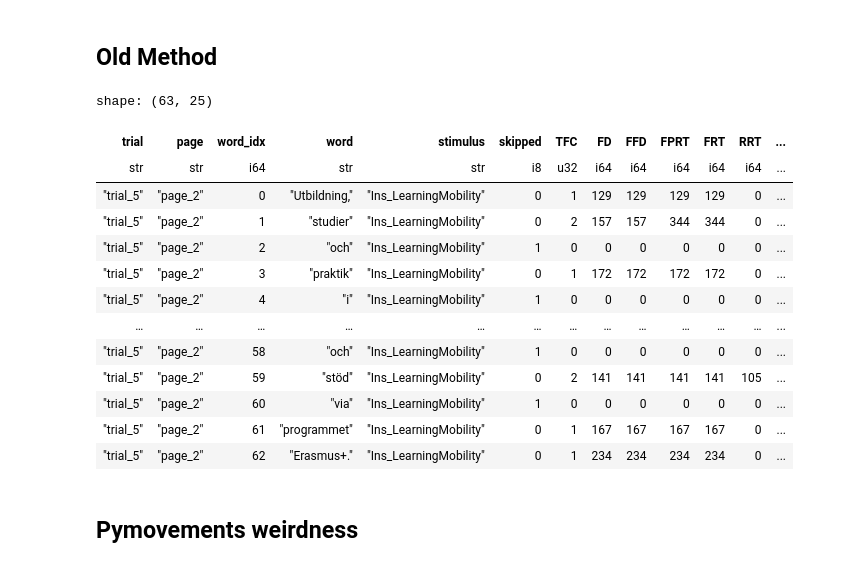
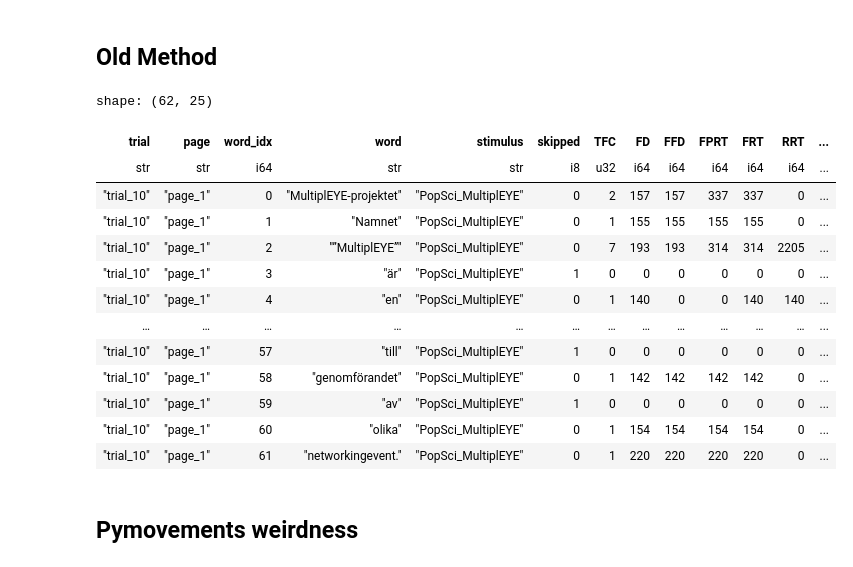
Before and after one commit to MultiplEYE-COST/multipleye-preprocessing, a Jupyter notebook: integrate_pm.ipynb, the cells around one changed output. Drawn from its saved outputs; the diff is of its cells as text; code cells hidden in the pictures.

```diff
--- a/integrate_pm.ipynb
+++ b/integrate_pm.ipynb
@@ -494,22 +496,22 @@ preprocessing.save_session_metadata(sid, gaze)
 old_rm_df = preprocessing.calculate_reading_measures(gaze, sess.stimuli)
 preprocessing.save_reading_measures(sid, old_rm_df)
 # %%
-old_rm_df.filter((pl.col("trial") == "trial_5") & (pl.col("page")=="page_2"))
+old_rm_df.filter((pl.col("trial") == "trial_10") & (pl.col("page")=="page_1"))
 # %% [output]
-shape: (63, 25)
+shape: (62, 25)
 | trial | page | word_idx | word | stimulus | skipped | TFC | FD | FFD | FPRT | FRT | RRT | ... |
 | str | str | i64 | str | str | i8 | u32 | i64 | i64 | i64 | i64 | i64 | ... |
-| "trial_5" | "page_2" | 0 | "Utbildning," | "Ins_LearningMobility" | 0 | 1 | 129 | 129 | 129 | 129 | 0 | ... |
-| "trial_5" | "page_2" | 1 | "studier" | "Ins_LearningMobility" | 0 | 2 | 157 | 157 | 344 | 344 | 0 | ... |
-| "trial_5" | "page_2" | 2 | "och" | "Ins_LearningMobility" | 1 | 0 | 0 | 0 | 0 | 0 | 0 | ... |
-| "trial_5" | "page_2" | 3 | "praktik" | "Ins_LearningMobility" | 0 | 1 | 172 | 172 | 172 | 172 | 0 | ... |
-| "trial_5" | "page_2" | 4 | "i" | "Ins_LearningMobility" | 1 | 0 | 0 | 0 | 0 | 0 | 0 | ... |
+| "trial_10" | "page_1" | 0 | "MultiplEYE-projektet" | "PopSci_MultiplEYE" | 0 | 2 | 157 | 157 | 337 | 337 | 0 | ... |
+| "trial_10" | "page_1" | 1 | "Namnet" | "PopSci_MultiplEYE" | 0 | 1 | 155 | 155 | 155 | 155 | 0 | ... |
+| "trial_10" | "page_1" | 2 | "”MultiplEYE”" | "PopSci_MultiplEYE" | 0 | 7 | 193 | 193 | 314 | 314 | 2205 | ... |
+| "trial_10" | "page_1" | 3 | "är" | "PopSci_MultiplEYE" | 1 | 0 | 0 | 0 | 0 | 0 | 0 | ... |
+| "trial_10" | "page_1" | 4 | "en" | "PopSci_MultiplEYE" | 0 | 1 | 140 | 0 | 0 | 140 | 140 | ... |
 | … | … | … | … | … | … | … | … | … | … | … | … | ... |
-| "trial_5" | "page_2" | 58 | "och" | "Ins_LearningMobility" | 1 | 0 | 0 | 0 | 0 | 0 | 0 | ... |
-| "trial_5" | "page_2" | 59 | "stöd" | "Ins_LearningMobility" | 0 | 2 | 141 | 141 | 141 | 141 | 105 | ... |
-| "trial_5" | "page_2" | 60 | "via" | "Ins_LearningMobility" | 1 | 0 | 0 | 0 | 0 | 0 | 0 | ... |
-| "trial_5" | "page_2" | 61 | "programmet" | "Ins_LearningMobility" | 0 | 1 | 167 | 167 | 167 | 167 | 0 | ... |
-| "trial_5" | "page_2" | 62 | "Erasmus+." | "Ins_LearningMobility" | 0 | 1 | 234 | 234 | 234 | 234 | 0 | ... |
+| "trial_10" | "page_1" | 57 | "till" | "PopSci_MultiplEYE" | 1 | 0 | 0 | 0 | 0 | 0 | 0 | ... |
+| "trial_10" | "page_1" | 58 | "genomförandet" | "PopSci_MultiplEYE" | 0 | 1 | 142 | 142 | 142 | 142 | 0 | ... |
+| "trial_10" | "page_1" | 59 | "av" | "PopSci_MultiplEYE" | 1 | 0 | 0 | 0 | 0 | 0 | 0 | ... |
+| "trial_10" | "page_1" | 60 | "olika" | "PopSci_MultiplEYE" | 0 | 1 | 154 | 154 | 154 | 154 | 0 | ... |
+| "trial_10" | "page_1" | 61 | "networkingevent." | "PopSci_MultiplEYE" | 0 | 1 | 220 | 220 | 220 | 220 | 0 | ... |
 # %% [markdown]
 ## Pymovements weirdness
 # %%
```
Also changed, not shown: parts of 22 cells of this notebook.
